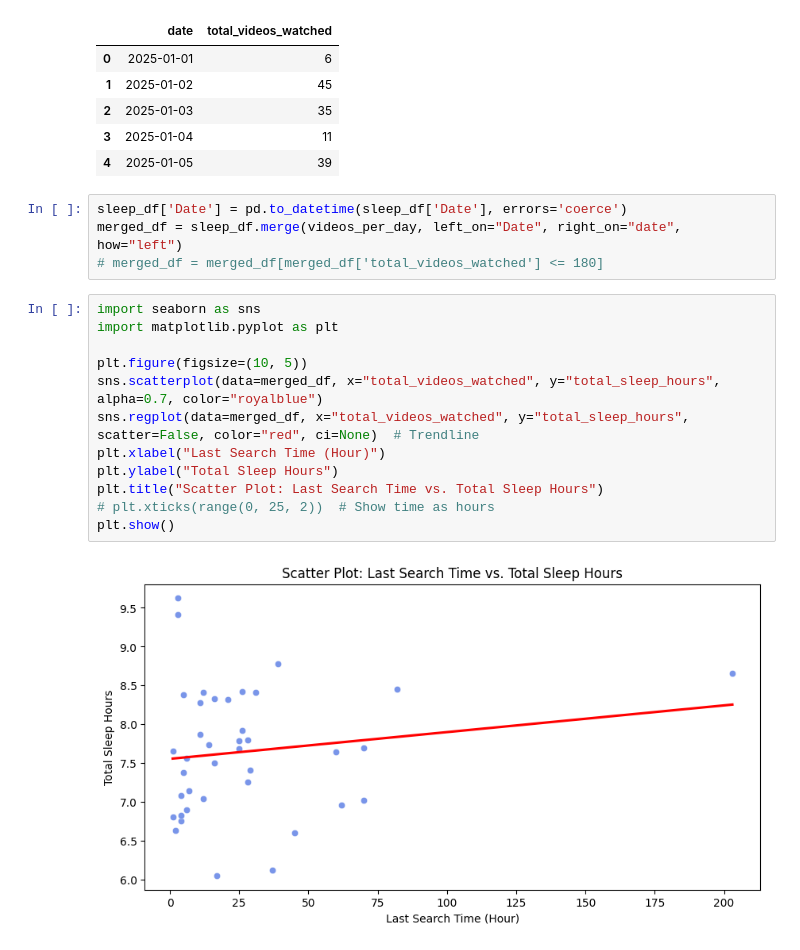
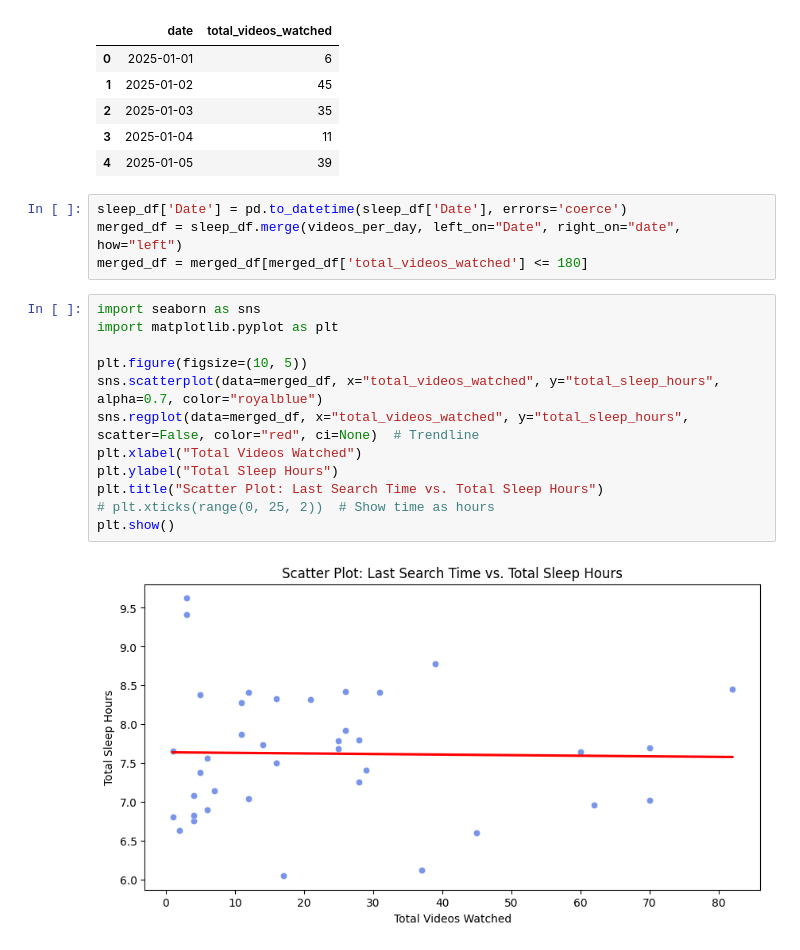
Before and after one commit to elaine-zhang12/google_takeout_sleep, a Jupyter notebook: elaine_youtube_json.ipynb, the cells around one changed output. Cells and saved outputs as stored; diff of their text form.

```diff
--- a/elaine_youtube_json.ipynb
+++ b/elaine_youtube_json.ipynb
@@ -92,18 +92,18 @@ videos_per_day.head()
 # %%
 sleep_df['Date'] = pd.to_datetime(sleep_df['Date'], errors='coerce')
 merged_df = sleep_df.merge(videos_per_day, left_on="Date", right_on="date", how="left")
-# merged_df = merged_df[merged_df['total_videos_watched'] <= 180]
+merged_df = merged_df[merged_df['total_videos_watched'] <= 180]
 # %%
 import seaborn as sns
 import matplotlib.pyplot as plt
 
 plt.figure(figsize=(10, 5))
 sns.scatterplot(data=merged_df, x="total_videos_watched", y="total_sleep_hours", alpha=0.7, color="royalblue")
 sns.regplot(data=merged_df, x="total_videos_watched", y="total_sleep_hours", scatter=False, color="red", ci=None)  # Trendline
-plt.xlabel("Last Search Time (Hour)")
+plt.xlabel("Total Videos Watched")
 plt.ylabel("Total Sleep Hours")
 plt.title("Scatter Plot: Last Search Time vs. Total Sleep Hours")
 # plt.xticks(range(0, 25, 2))  # Show time as hours
 plt.show()
 # %% [output]
-[figure, old version]
+[figure, new version]
```
Also changed, not shown: parts of 2 cells of this notebook.
